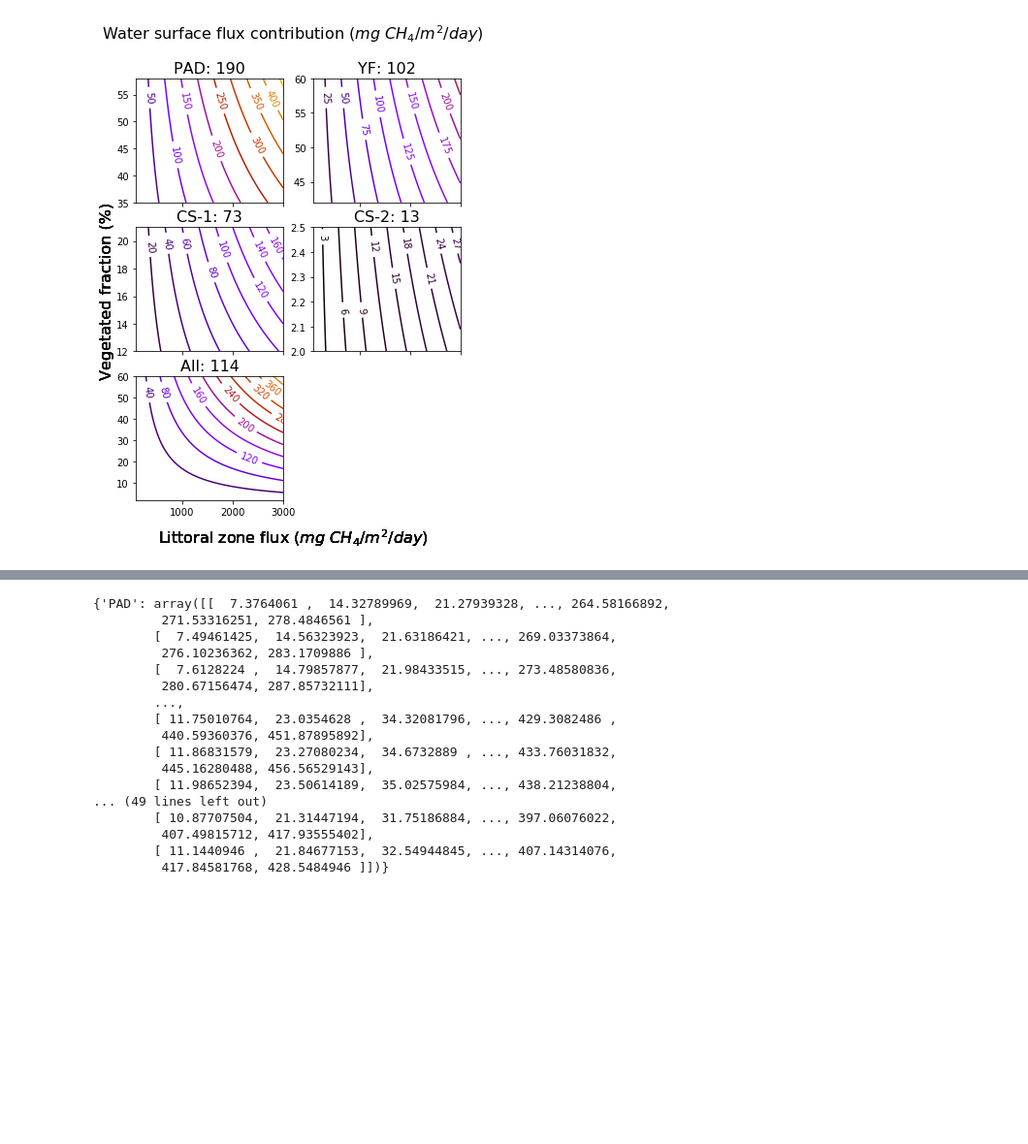
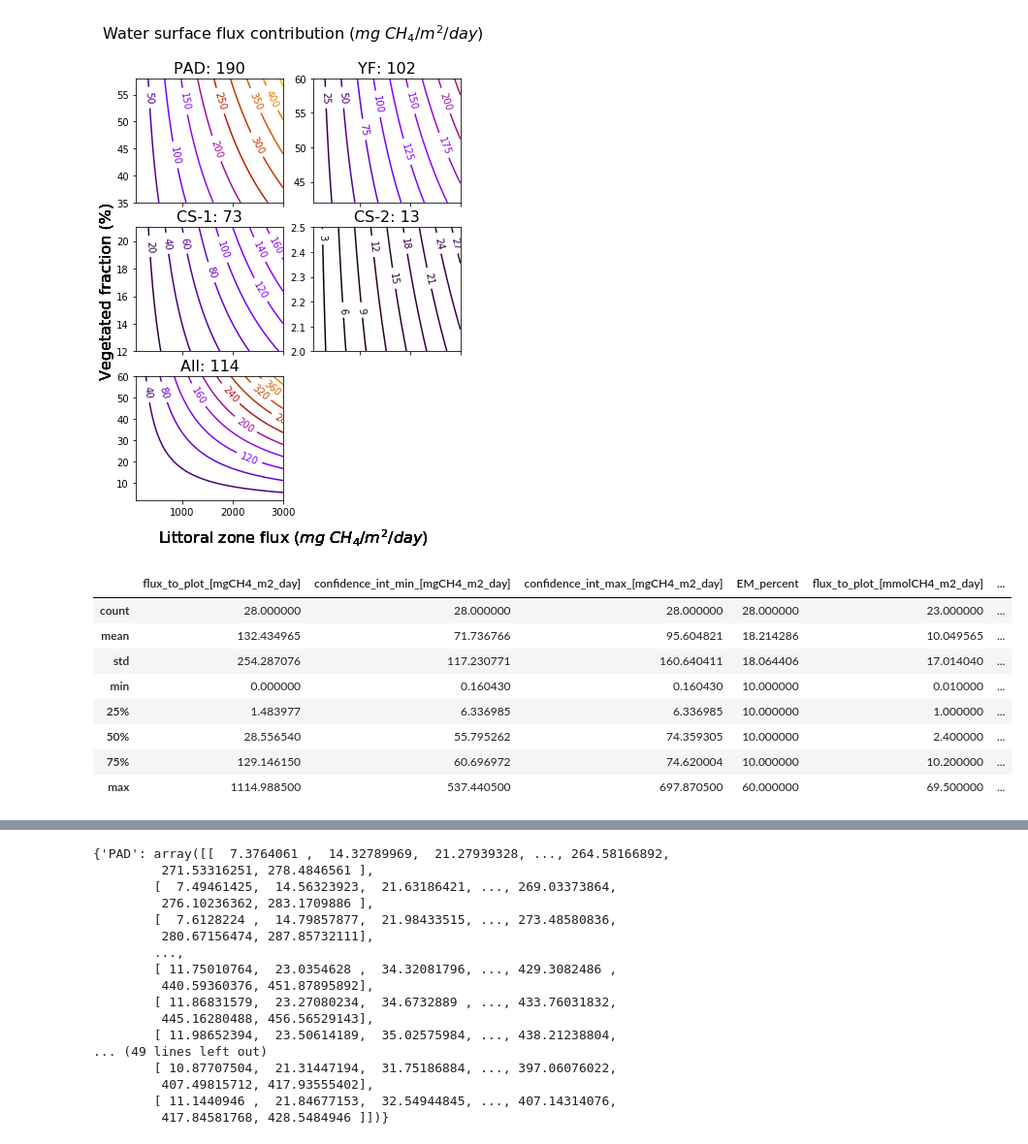
Before and after one commit to ekcomputer/random-wetlands, a Jupyter notebook: analysis/upscaleFromLandcover.ipynb, the cells around one changed output, grey strips where cells are left out. Shown at 97% size. Drawn from its saved outputs; the diff is of its cells as text; code cells hidden in the pictures; blank space fills up the shorter version.

```diff
--- a/analysis/upscaleFromLandcover.ipynb
+++ b/analysis/upscaleFromLandcover.ipynb
@@ -354,3 +354,35 @@ print('Saved fig to:\t{}'.format(figPth))
 Saved fig to:   /mnt/d/pic/UAVSAR_classification/upscaleSensitivityRasterContours.jpg
 <Figure size 432x288 with 0 Axes>
 [figure]
+# %%
+## Add fluxes from lit
+lit_pth='data/Flux_synthesis.xlsx'
+df=pd.read_excel(lit_pth)
+df=df[~np.isnan( df['flux_to_plot_[mgCH4_m2_day]'])]
+
+## fill empty vals
+df['confidence_int_min_[mgCH4_m2_day]'][np.isin(df['confidence_int_min_[mgCH4_m2_day]'], 0)]=np.mean(df['confidence_int_min_[mgCH4_m2_day]'])
+df['confidence_int_max_[mgCH4_m2_day]'][np.isin(df['confidence_int_max_[mgCH4_m2_day]'], 0)]=np.mean(df['confidence_int_max_[mgCH4_m2_day]'])
+df['EM_percent'][np.isnan(df['EM_percent'])]=10 # arbitrary value, placeholder for now
+df['conf_int_EM_percent']=5
+
+## assign
+FLUXES_LIT=df['flux_to_plot_[mgCH4_m2_day]'] # use for sens. plot
+FRACTION_LIT=df['EM_percent'] # use for sens. plot
+FRACTION_LIT_CI=df['conf_int_EM_percent']# use for sens. plot
+FLUXES_LIT_CI=np.array([df['confidence_int_min_[mgCH4_m2_day]'], df['confidence_int_max_[mgCH4_m2_day]']]) # use for sens. plot
+
+## view
+# df.head()
+# df
+df.describe()
+# %% [output]
+|  | flux_to_plot_[mgCH4_m2_day] | confidence_int_min_[mgCH4_m2_day] | confidence_int_max_[mgCH4_m2_day] | EM_percent | flux_to_plot_[mmolCH4_m2_day] | ... |
+| count | 28.000000 | 28.000000 | 28.000000 | 28.000000 | 23.000000 | ... |
+| mean | 132.434965 | 71.736766 | 95.604821 | 18.214286 | 10.049565 | ... |
+| std | 254.287076 | 117.230771 | 160.640411 | 18.064406 | 17.014040 | ... |
+| min | 0.000000 | 0.160430 | 0.160430 | 10.000000 | 0.010000 | ... |
+| 25% | 1.483977 | 6.336985 | 6.336985 | 10.000000 | 1.000000 | ... |
+| 50% | 28.556540 | 55.795262 | 74.359305 | 10.000000 | 2.400000 | ... |
+| 75% | 129.146150 | 60.696972 | 74.620004 | 10.000000 | 10.200000 | ... |
+| max | 1114.988500 | 537.440500 | 697.870500 | 60.000000 | 69.500000 | ... |
```
Also changed, not shown: parts of 6 cells of this notebook.
